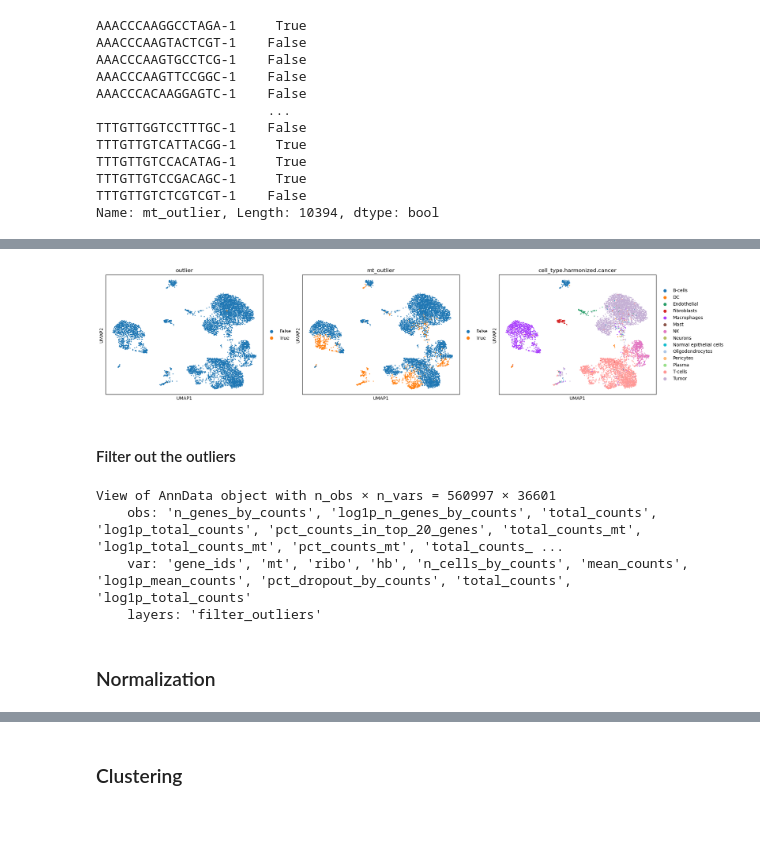
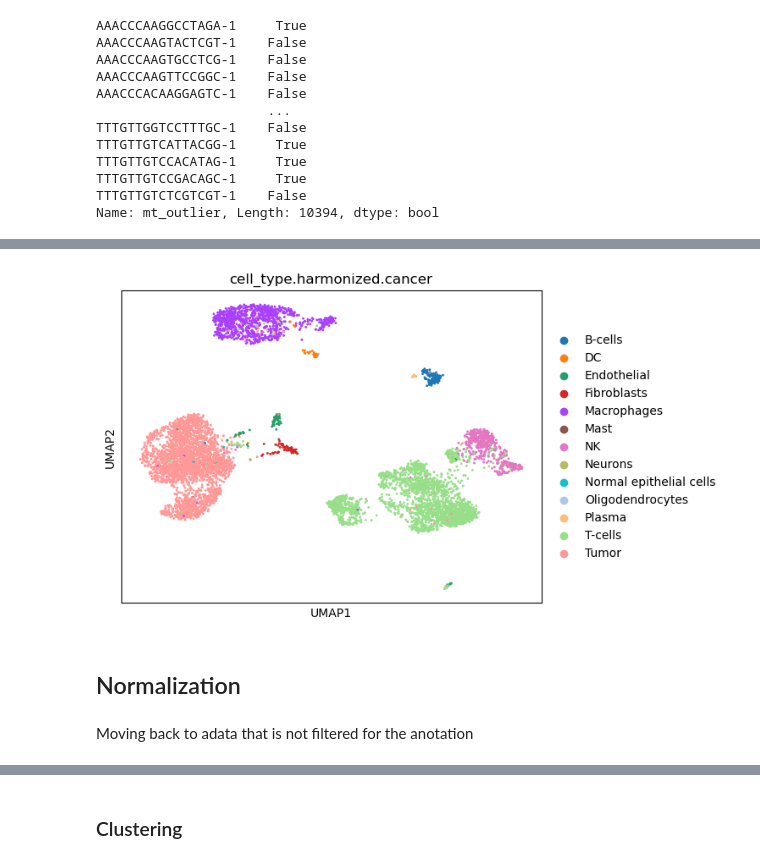
Before and after one commit to riccardoAli31/Gene-expression-changes-from-CNV, a Jupyter notebook: preprocessing/preprocessing_sample1.ipynb, the cells around one changed output, grey strips where cells are left out. Drawn from its saved outputs; the diff is of its cells as text; code cells hidden in the pictures; blank space fills up the shorter version.

```diff
--- a/preprocessing/preprocessing_sample1.ipynb
+++ b/preprocessing/preprocessing_sample1.ipynb
@@ -264 +172,3 @@ sc.pl.violin(adata1, 'n_genes_by_counts', color='darkblue')
+# %%
+adata1 = adata1[(adata1.obs['n_genes_by_counts'] >= 200) & (adata1.obs['n_genes_by_counts'] <= 10000)]
 # %%
@@ -292,4 +188,6 @@ Some cells have extremely low total counts, likely corresponding to damaged cell
+# %%
+adata1 = adata1[(adata1.obs['total_counts'] >= 1000) &  # Minimum UMIs
+    (adata1.obs['total_counts'] <= 80000)]   # Maximum UMIs
 # %%
-adata1 = adata1[adata1.obs['total_counts'] > 100, :]
 sc.pl.violin(adata1, "total_counts", color='darkblue')
 # %% [output]
@@ -367,4 +261,4 @@ Name: mt_outlier, Length: 10394, dtype: bool
 # %%
-metadata = pd.read_csv("GSE240822_GBM_ccRCC_RNA_metadata_CPTAC_samples.tsv", sep="\t")
-print(metadata.head())
+metadata = pd.read_csv("Sample1/GSE240822_GBM_ccRCC_RNA_metadata_CPTAC_samples.tsv", sep="\t")
+metadata.head()
 # %% [output]
@@ -578,21 +422,10 @@ sc.tl.umap(adata1_filtered)
 # %%
+# Draw the umap
 sc.pl.umap(
     adata1_filtered,
-    color=["outlier", 'mt_outlier', "cell_type.harmonized.cancer"]
+    color=["cell_type.harmonized.cancer"]
 )
 # %% [output]
-[figure, old version]
+[figure, new version]
-# %% [markdown]
-#### Filter out the outliers
-# %%
-#Create a copy of adata and filter on the copy
-adata1_filtered_outlier = adata1[adata1.obs['outlier'], :]
-
-adata1_filtered_outlier
-# %% [output]
-View of AnnData object with n_obs × n_vars = 560997 × 36601
-    obs: 'n_genes_by_counts', 'log1p_n_genes_by_counts', 'total_counts', 'log1p_total_counts', 'pct_counts_in_top_20_genes', 'total_counts_mt', 'log1p_total_counts_mt', 'pct_counts_mt', 'total_counts_ ...
-    var: 'gene_ids', 'mt', 'ribo', 'hb', 'n_cells_by_counts', 'mean_counts', 'log1p_mean_counts', 'pct_dropout_by_counts', 'total_counts', 'log1p_total_counts'
-    layers: 'filter_outliers'
 # %% [markdown]
-### Normalization
+## Normalization
@@ -602,3 +432,5 @@ adata1.layers["counts"] = adata1.X.copy()
+# %% [markdown]
+Moving back to adata that is not filtered for the anotation
 # %%
 # Normalizing to median total counts
 sc.pp.normalize_total(adata1)
```
Also changed, not shown: parts of 105 cells of this notebook.
